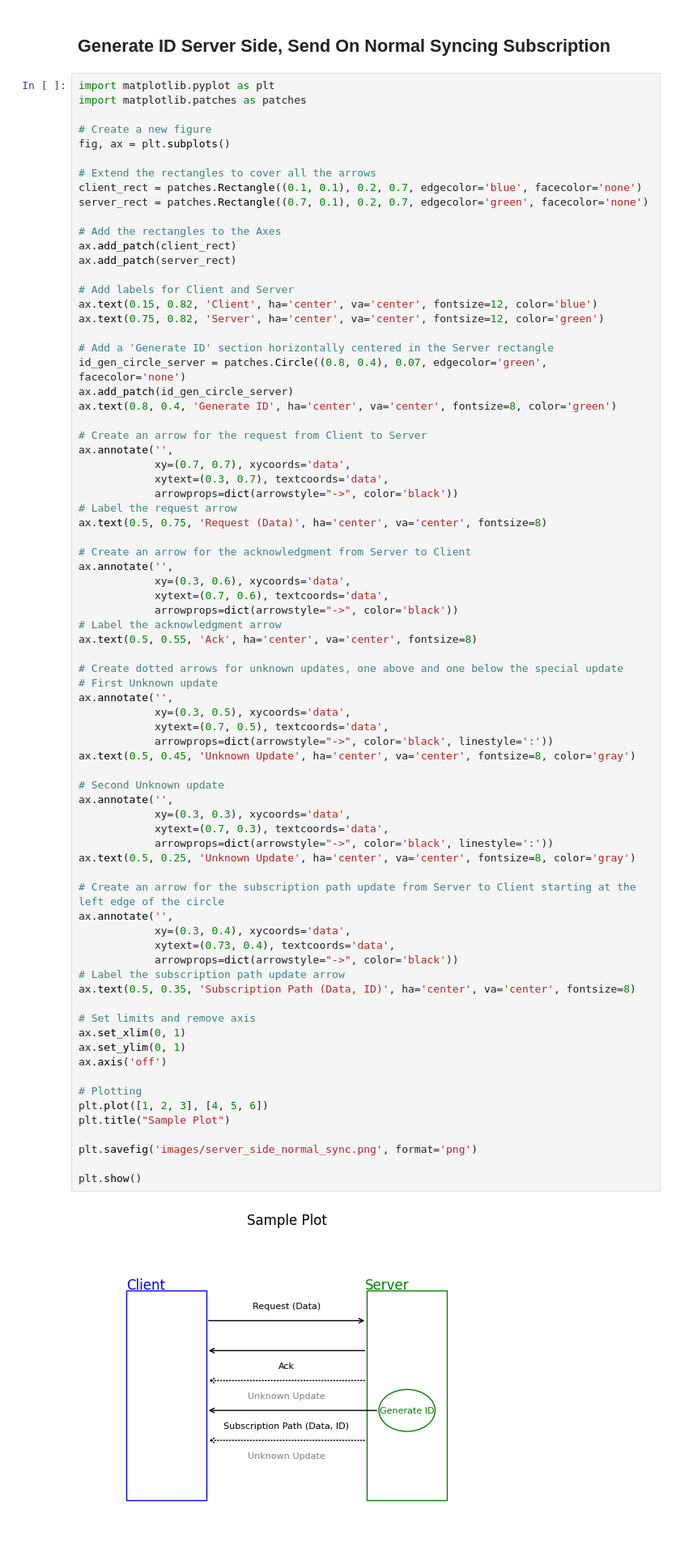
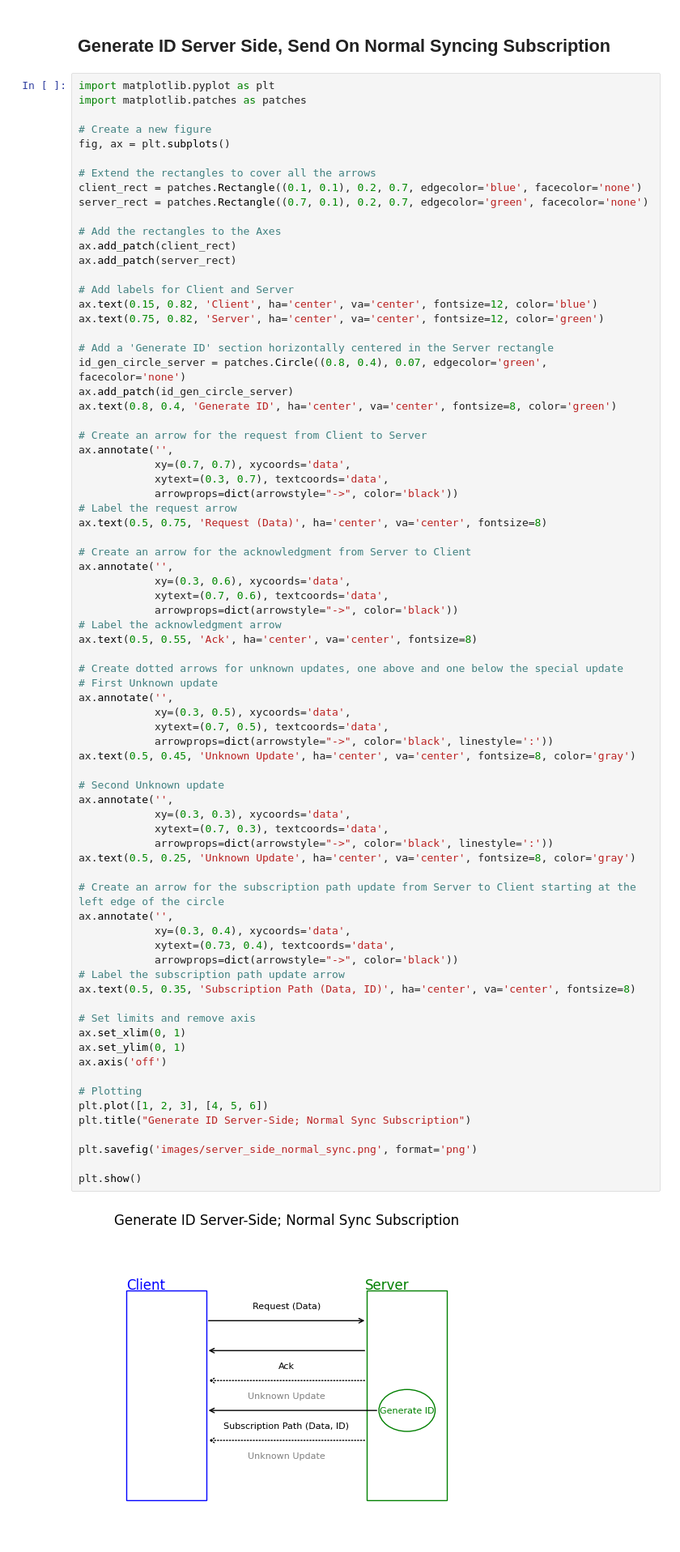
Before and after one commit to niblyx-malnus/venter-pattern, a Jupyter notebook: diagrams/Diagrams.ipynb, the cells around one changed output. Shown at 81% size. Drawn from its saved outputs; the diff is of its cells as text.

Commit message:
update images

```diff
--- a/diagrams/Diagrams.ipynb
+++ b/diagrams/Diagrams.ipynb
@@ -108,35 +108,35 @@ ax.annotate('',
             arrowprops=dict(arrowstyle="->", color='black', linestyle=':'))
 ax.text(0.5, 0.45, 'Unknown Update', ha='center', va='center', fontsize=8, color='gray')
 
 # Second Unknown update
 ax.annotate('',
             xy=(0.3, 0.3), xycoords='data',
             xytext=(0.7, 0.3), textcoords='data',
             arrowprops=dict(arrowstyle="->", color='black', linestyle=':'))
 ax.text(0.5, 0.25, 'Unknown Update', ha='center', va='center', fontsize=8, color='gray')
 
 # Create an arrow for the subscription path update from Server to Client starting at the left edge of the circle
 ax.annotate('',
             xy=(0.3, 0.4), xycoords='data',
             xytext=(0.73, 0.4), textcoords='data',
             arrowprops=dict(arrowstyle="->", color='black'))
 # Label the subscription path update arrow
 ax.text(0.5, 0.35, 'Subscription Path (Data, ID)', ha='center', va='center', fontsize=8)
 
 # Set limits and remove axis
 ax.set_xlim(0, 1)
 ax.set_ylim(0, 1)
 ax.axis('off')
 
 # Plotting
 plt.plot([1, 2, 3], [4, 5, 6])
-plt.title("Sample Plot")
+plt.title("Generate ID Server-Side; Normal Sync Subscription")
 
 plt.savefig('images/server_side_normal_sync.png', format='png')
 
 plt.show()
 # %% [output]
-[figure, old version]
+[figure, new version]
 # %% [markdown]
 ## Ideal Request-Response Cycle
 # %%
```
Also changed, not shown: parts of 6 cells of this notebook, 2 other files.
